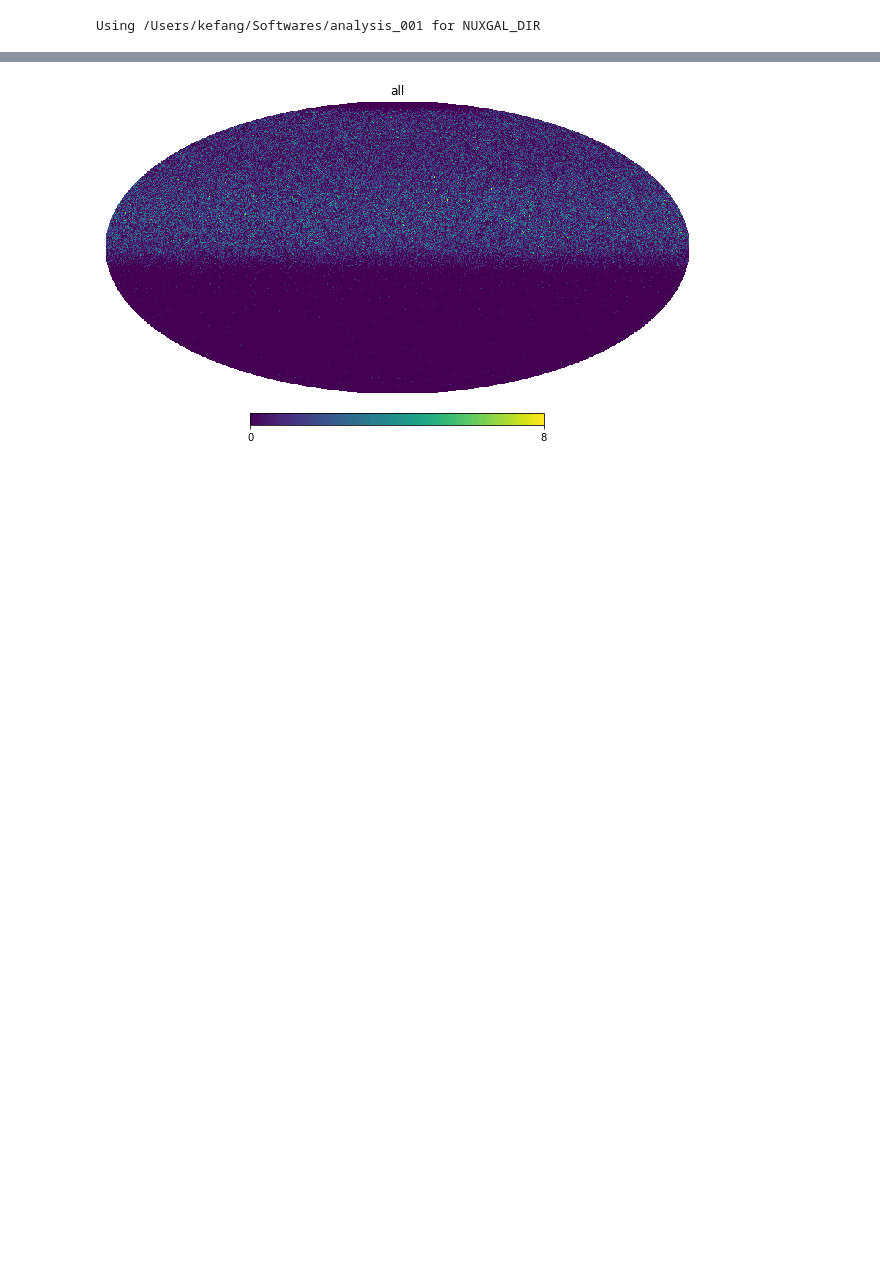
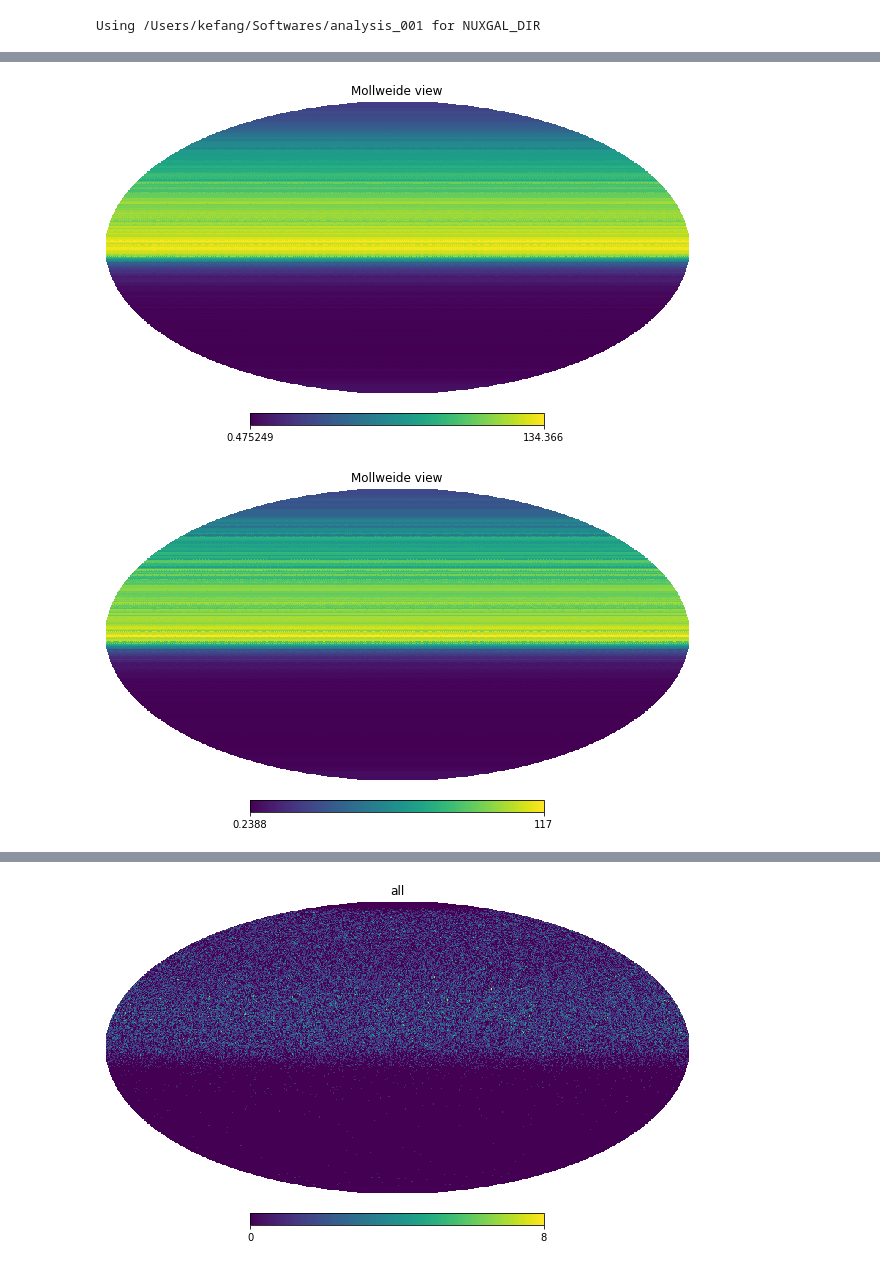
Before and after one commit to KIPAC/nuXgal, a Jupyter notebook: nb/test.ipynb, the cells around one changed output, grey strips where cells are left out. Drawn from its saved outputs; the diff is of its cells as text; code cells hidden in the pictures; blank space fills up the shorter version.

Commit message:
updating exposure maps. Ongoing

```diff
--- a/test.ipynb
+++ b/nb/test.ipynb
@@ -35,3 +39,6 @@ from scipy import stats
 import matplotlib.pyplot as plt
 # %% [output]
 Using /Users/kefang/Softwares/analysis_001 for NUXGAL_DIR
+# %%
+ns = NeutrinoSample()
+cf = Analyze()
@@ -37,0 +60,10 @@ Using /Users/kefang/Softwares/analysis_001 for NUXGAL_DIR
+# %%
+#map = ns.weightedAeff(6)
+#hp.mollview(map[3])
+
+
+hp.mollview(ns.exposuremap_atm[3])
+hp.mollview(ns.Aeff_table[30 * 200 + ns.index_coszenith])
+# %% [output]
+[figure, added]
+[figure, added]
```
Also changed, not shown: parts of 7 cells of this notebook, 5 other files.
